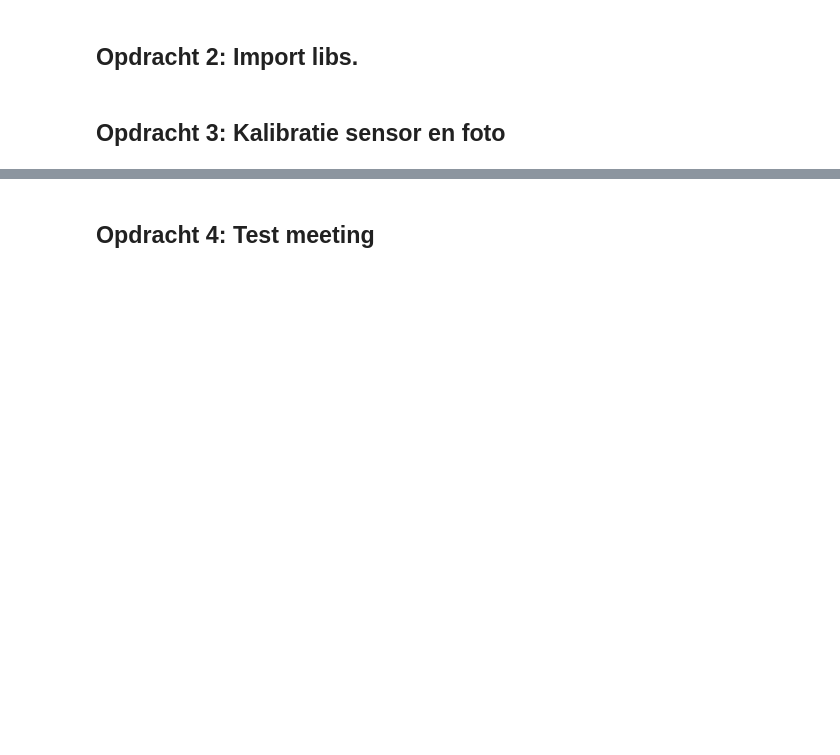
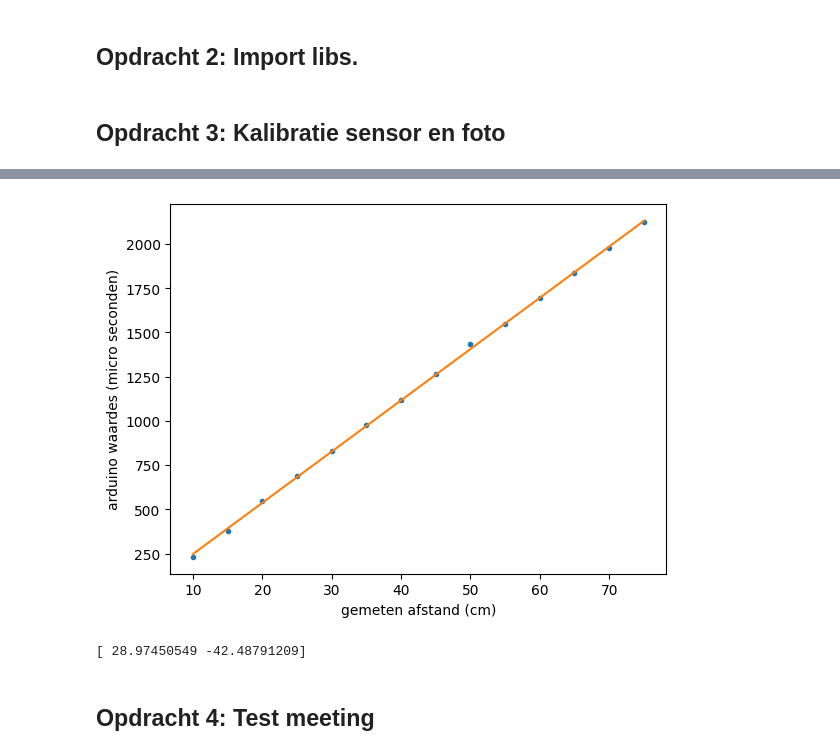
Before and after one commit to cs50202/opdrachten-DEF-D-, a Jupyter notebook: FysiekeOntwerpopdrachten/4OntwerpEenAlgoritmeEchoAkoestisch/DEFOntwerpopdracht4AlgoritmeInvulTemplate.ipynb, the cells around one changed output, grey strips where cells are left out. Drawn from its saved outputs; the diff is of its cells as text; code cells hidden in the pictures; blank space fills up the shorter version.

```diff
--- a/FysiekeOntwerpopdrachten/4OntwerpEenAlgoritmeEchoAkoestisch/DEFOntwerpopdracht4AlgoritmeInvulTemplate.ipynb
+++ b/FysiekeOntwerpopdrachten/4OntwerpEenAlgoritmeEchoAkoestisch/DEFOntwerpopdracht4AlgoritmeInvulTemplate.ipynb
@@ -43,5 +45,27 @@ kalibratie-opstelling groep [nummer]
 # %%
 # verwerk hier jullie kalibratiemetingen
+
+fysiek = np.array([10, 15, 20, 25, 30, 35, 40, 45, 50, 55, 60, 65, 70, 75]) # afstanden in centimeters (voorkant vericale platen)
+arduino = np.array([231, 378, 549, 687, 830, 975, 1119, 1266, 1433, 1548, 1693, 1837, 1977, 2122]) # Meettijden in microseconden
+
+def fit(x, a, b):
+    return a*x + b
+
+vals, covs = curve_fit(fit, fysiek, arduino)
+xtest = np.linspace(np.min(fysiek), np.max(fysiek), 500)
+ytest = fit(xtest, *vals)
+
+plt.figure()
+plt.plot(fysiek, arduino, '.', label = 'meetdata')
+plt.plot(xtest, ytest, label = 'fit')
+plt.xlabel('gemeten afstand (cm)')
+plt.ylabel('arduino waardes (micro seconden)')
+plt.show()
+
+print(vals)
+# %% [output]
+[figure, added]
+[ 28.97450549 -42.48791209]
 # %% [markdown]
 ## Opdracht 4: Test meeting
 # %%
```
Also changed, not shown: parts of 5 cells of this notebook, 2 other files.
